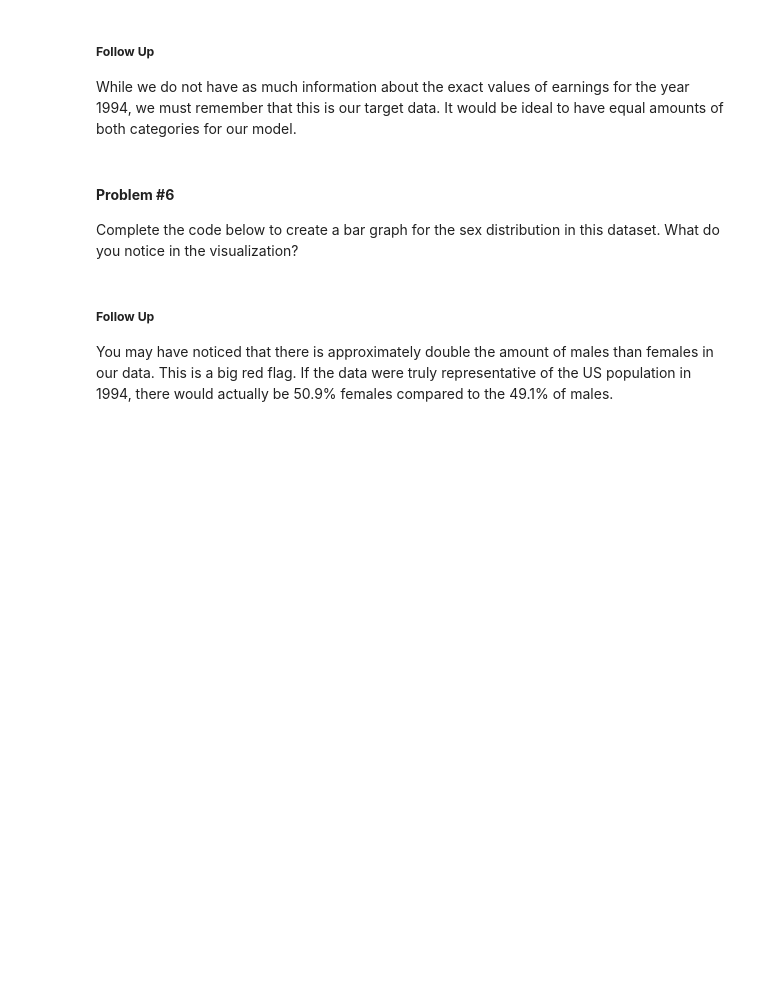
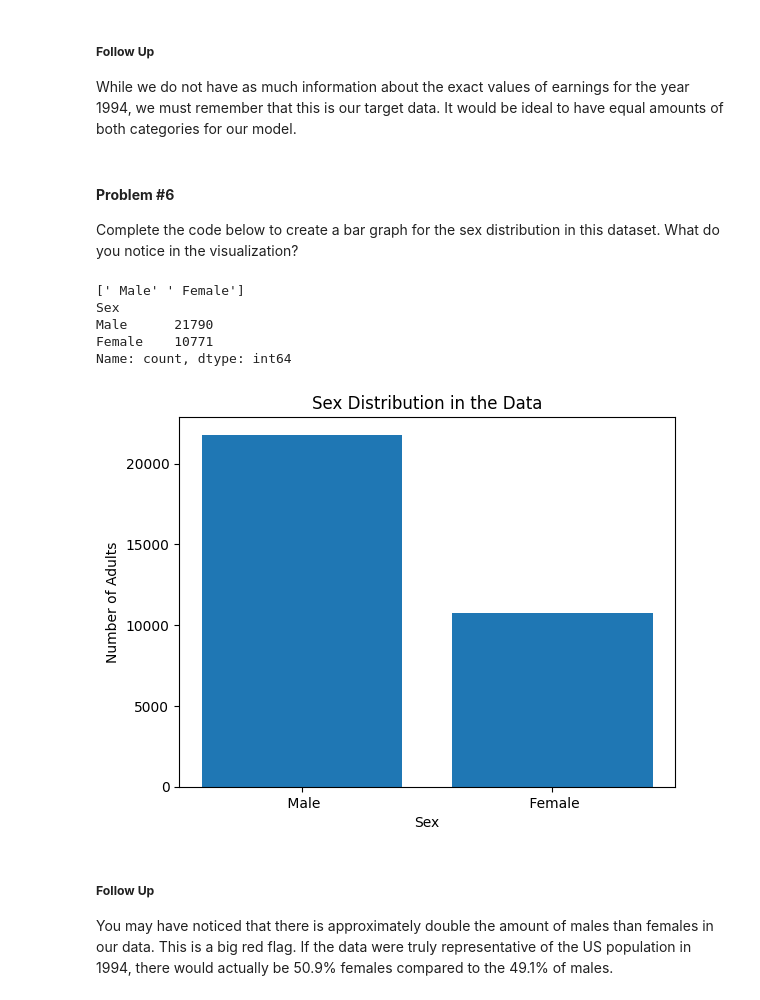
Before and after one commit to jzniu/AWS-Part1-Student-Notebooks, a Jupyter notebook: TRAIN AWS Part I Day 10 Lab Notebook [STUDENT].ipynb, the cells around one changed output. Saved outputs shown, nothing was run; the diff lists cells and outputs as text; code cells hidden in the pictures; blank space fills up the shorter version.

```diff
--- a/TRAIN AWS Part I Day 10 Lab Notebook [STUDENT].ipynb
+++ b/TRAIN AWS Part I Day 10 Lab Notebook [STUDENT].ipynb
@@ -127,16 +158,26 @@ While we do not have as much information about the exact values of earnings for
 
 Complete the code below to create a bar graph for the sex distribution in this dataset. What do you notice in the visualization?
 # %%
-sex_labels = adult["Sex"].# COMPLETE THIS LINE
-sex_counts = adult["Sex"].# COMPLETE THIS LINE
+sex_labels = adult["Sex"].unique()
+sex_counts = adult["Sex"].value_counts()
 
-plt.# COMPLETE THIS LINE
+# print(sex_labels)
+# print(sex_counts)
+
+plt.bar(sex_labels, sex_counts)
 
 plt.title('Sex Distribution in the Data')
 plt.xlabel('Sex')
 plt.ylabel('Number of Adults')
 
 plt.show()
+# %% [output]
+[' Male' ' Female']
+Sex
+Male      21790
+Female    10771
+Name: count, dtype: int64
+[figure, added]
 # %% [markdown]
 ##### **Follow Up**
 
```
Also changed, not shown: parts of 26 cells of this notebook.
